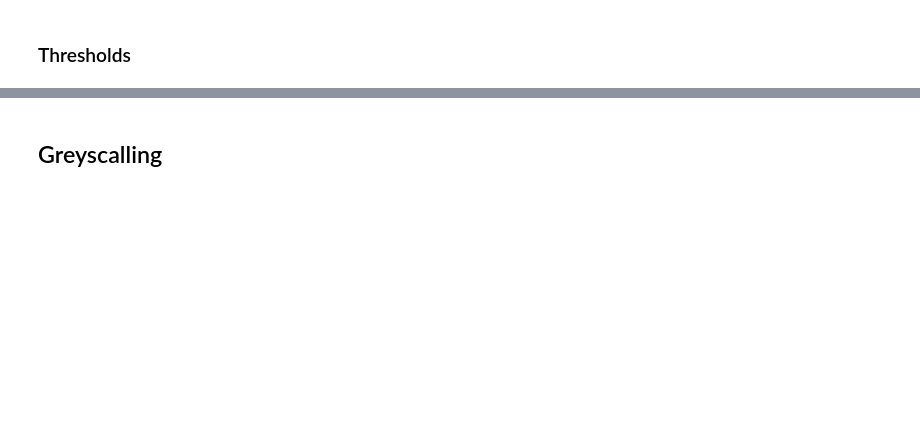
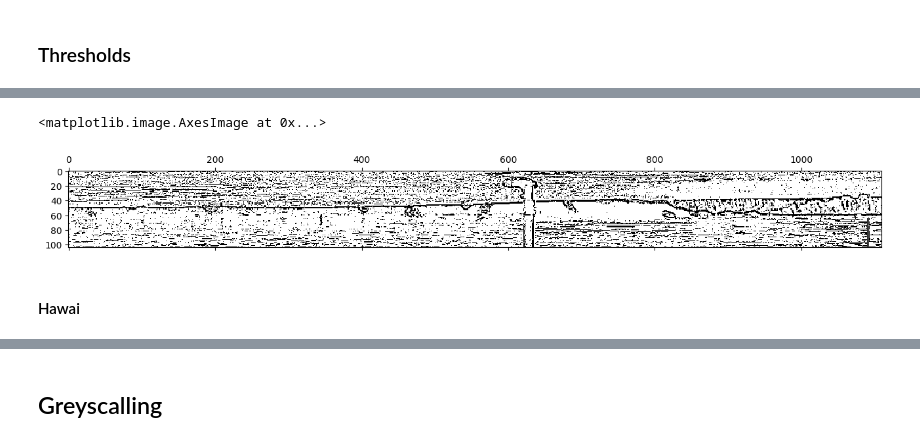
Before and after one commit to IamjustNick/wavewatcher, a Jupyter notebook: notebooks/preprocessing.ipynb, the cells around one changed output, grey strips where cells are left out. Drawn from its saved outputs; the diff is of its cells as text; code cells hidden in the pictures; blank space fills up the shorter version.

```diff
--- a/notebooks/preprocessing.ipynb
+++ b/notebooks/preprocessing.ipynb
@@ -150,0 +214,7 @@ plt.show()
+# %%
+plt.matshow(gaussian,cmap='gray')
+# %% [output]
+<matplotlib.image.AxesImage at 0x...>
+[figure, added]
+# %% [markdown]
+#### Hawai
```
Also changed, not shown: parts of 63 cells of this notebook, 1 other file.
